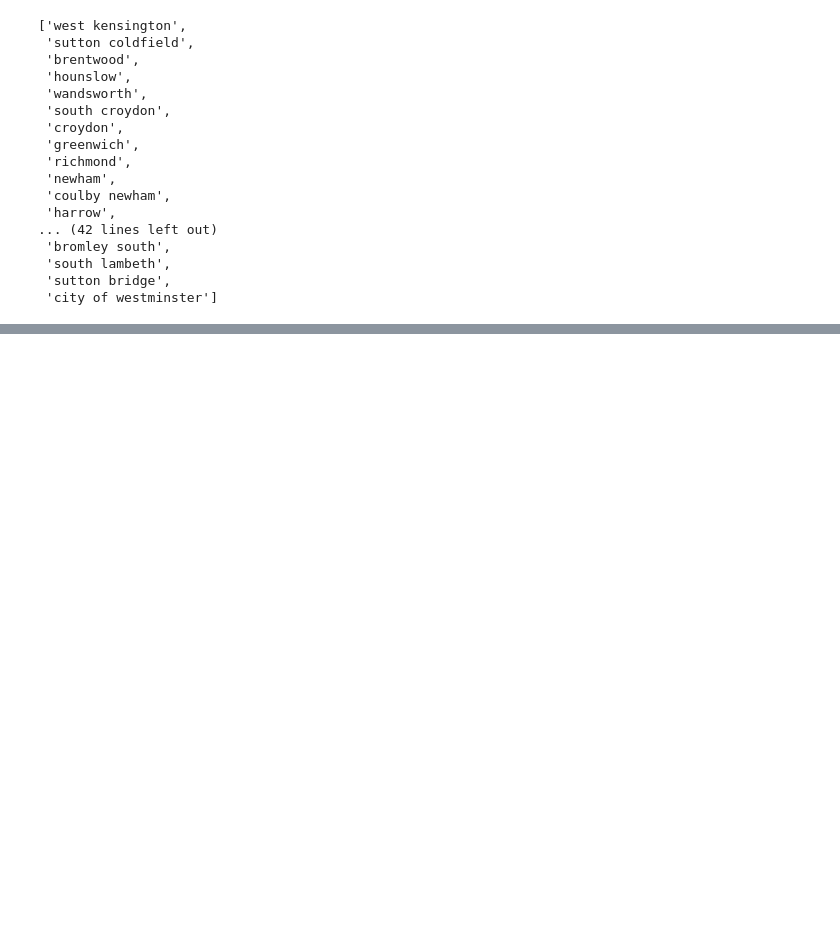
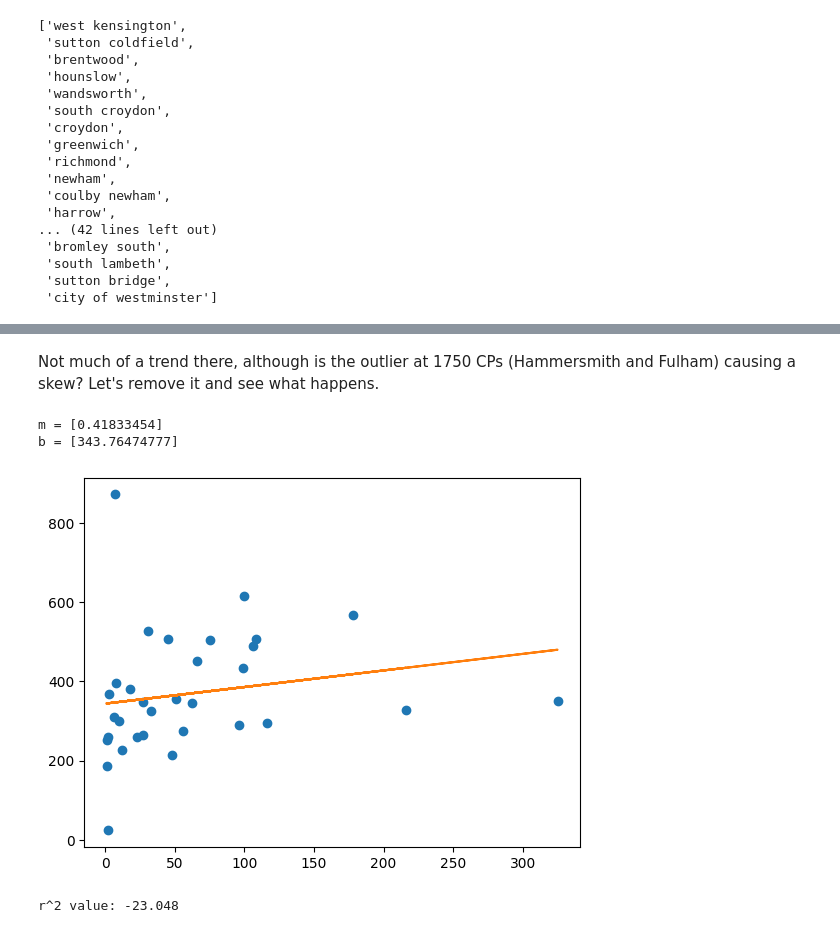
Before and after one commit to cassbc/PythonPortfolio, a Jupyter notebook: Predicting EV Uptake/Predicting EV growth by charging points.ipynb, the cells around one changed output, grey strips where cells are left out. Drawn from its saved outputs; the diff is of its cells as text; code cells hidden in the pictures; blank space fills up the shorter version.

```diff
--- a/Predicting EV Uptake/Predicting EV growth by charging points.ipynb
+++ b/Predicting EV Uptake/Predicting EV growth by charging points.ipynb
@@ -617,0 +695,35 @@ Interesting that the City of London has so few compared to other regions. Perhap
+# %% [markdown]
+Not much of a trend there, although is the outlier at 1750 CPs (Hammersmith and Fulham) causing a skew? Let's remove it and see what happens.
+# %%
+#filter to remove hammersmith and fulham
+no_hf = relationship_1['town'] == 'hammersmith and fulham'
+no_hf = relationship_1[~no_hf]
+
+#Input variables, all rows and all columns but the last one
+x = np.array(no_hf['cps']).reshape(-1, 1)
+#Output variables, all rows and just the last column
+y = np.array(no_hf['total_vehicles']).reshape(-1, 1)
+
+#Fit a line to the points
+fit = LinearRegression().fit(x,y)
+
+#Finding slope (m) and intercept (b)
+m = fit.coef_.flatten()
+b = fit.intercept_.flatten()
+print('m = {0}'.format(m))
+print('b = {0}'.format(b))
+
+#show in chart
+plt.plot(x,y,'o') #scatterplot
+plt.plot(x, m*x+b) #show the line
+plt.show()
+# %% [output]
+m = [0.41833454]
+b = [343.76474777]
+[figure, added]
+# %%
+from sklearn.metrics import r2_score
+r_2 = r2_score(x,y)
+print('r^2 value: %.3f' % r_2)
+# %% [output]
+r^2 value: -23.048
```
Also changed, not shown: parts of 48 cells of this notebook.
